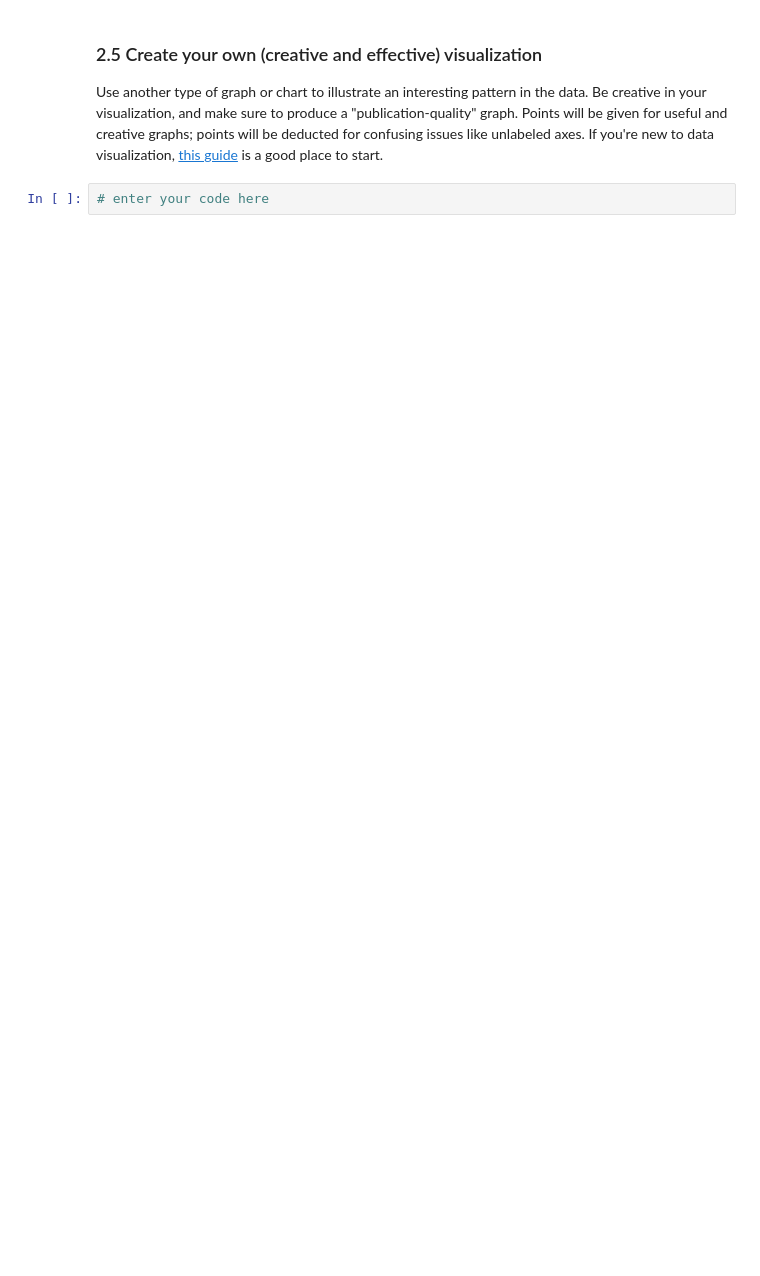
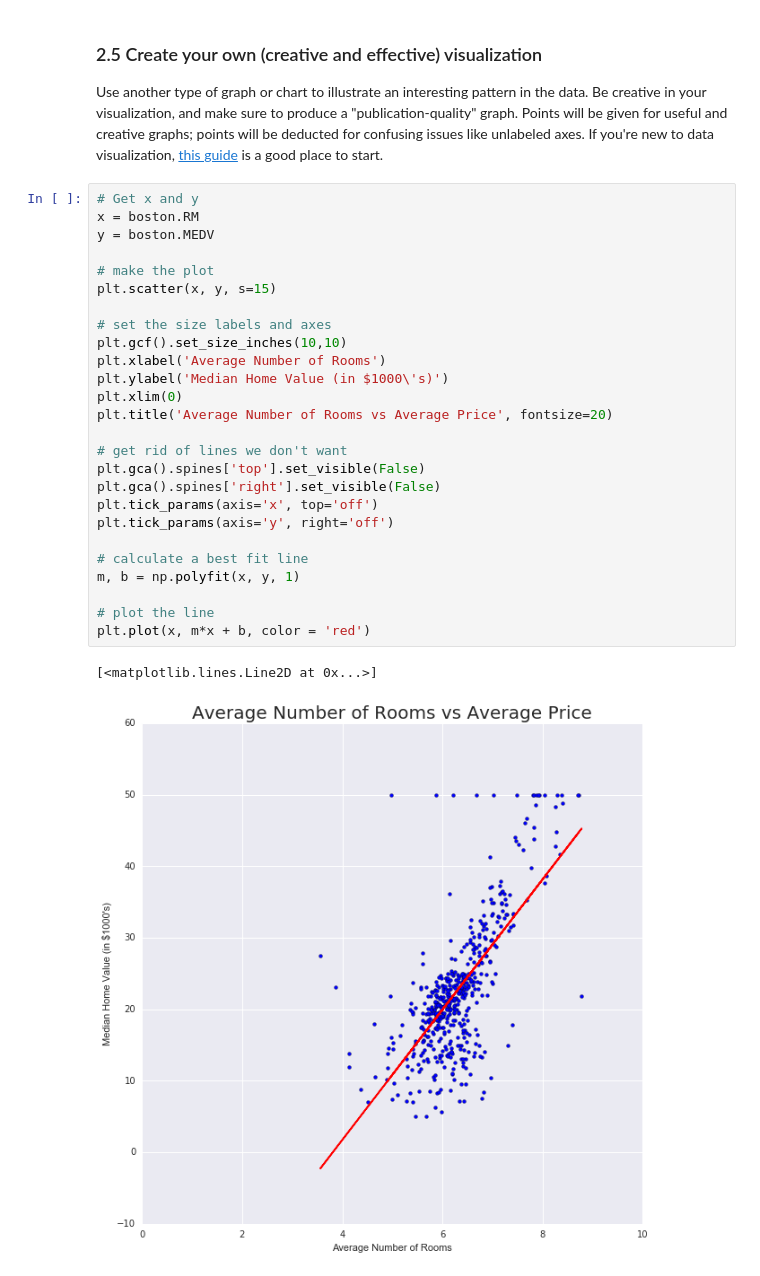
Before and after one commit to Raktos/info371-ps1, a Jupyter notebook: HO_JASON-INFO371-PS1.ipynb, the cells around one changed output. Cells and saved outputs as stored; diff of their text form; blank space fills up the shorter version.

```diff
--- a/HO_JASON-INFO371-PS1.ipynb
+++ b/HO_JASON-INFO371-PS1.ipynb
@@ -372,5 +402,32 @@ plt.show()
 ### 2.5 Create your own (creative and effective) visualization
 
 Use another type of graph or chart to illustrate an interesting pattern in the data.  Be creative in your visualization, and make sure to produce a "publication-quality" graph.  Points will be given for useful and creative graphs; points will be deducted for confusing issues like unlabeled axes.  If you're new to data visualization, [this guide](http://pubs.aeaweb.org/doi/pdfplus/10.1257/jep.28.1.209) is a good place to start.
-# %%
-# enter your code here
+# %%
+# Get x and y
+x = boston.RM
+y = boston.MEDV
+
+# make the plot
+plt.scatter(x, y, s=15)
+
+# set the size labels and axes
+plt.gcf().set_size_inches(10,10)
+plt.xlabel('Average Number of Rooms')
+plt.ylabel('Median Home Value (in $1000\'s)')
+plt.xlim(0)
+plt.title('Average Number of Rooms vs Average Price', fontsize=20)
+
+# get rid of lines we don't want
+plt.gca().spines['top'].set_visible(False)
+plt.gca().spines['right'].set_visible(False)
+plt.tick_params(axis='x', top='off')
+plt.tick_params(axis='y', right='off')
+
+# calculate a best fit line
+m, b = np.polyfit(x, y, 1)
+
+# plot the line
+plt.plot(x, m*x + b, color = 'red')
+# %% [output]
+[<matplotlib.lines.Line2D at 0x...>]
+[figure, added]
```
Also changed, not shown: parts of 12 cells of this notebook.
